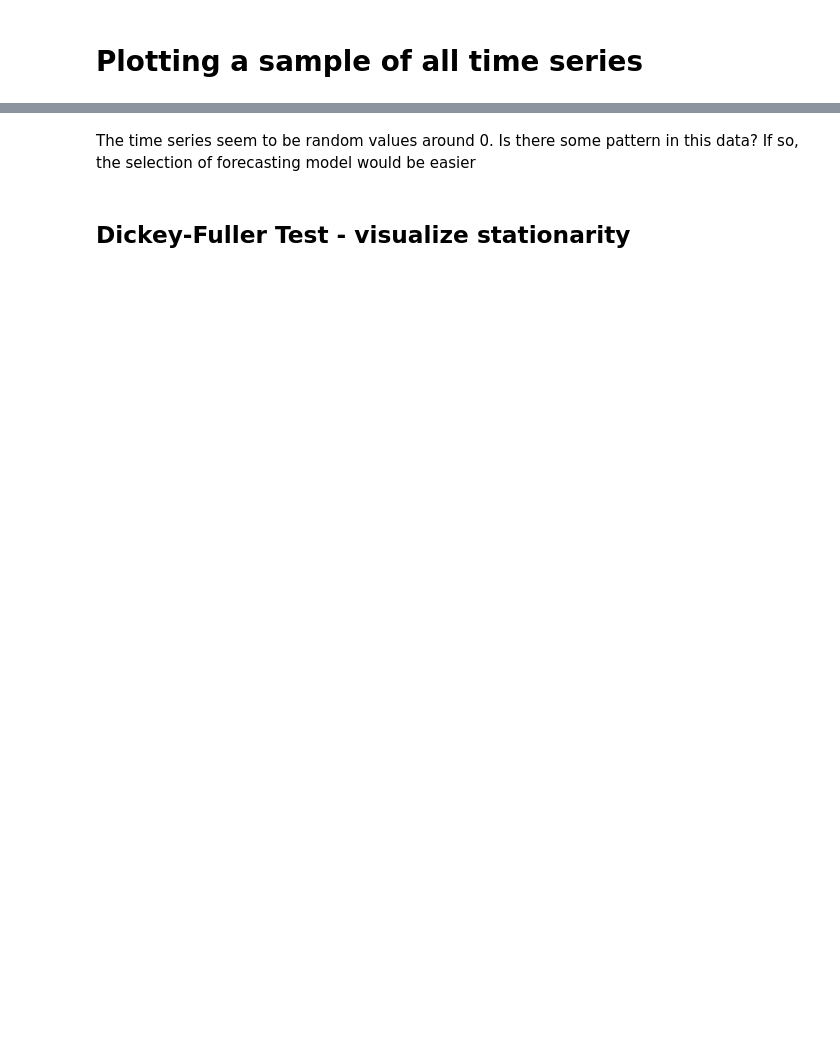
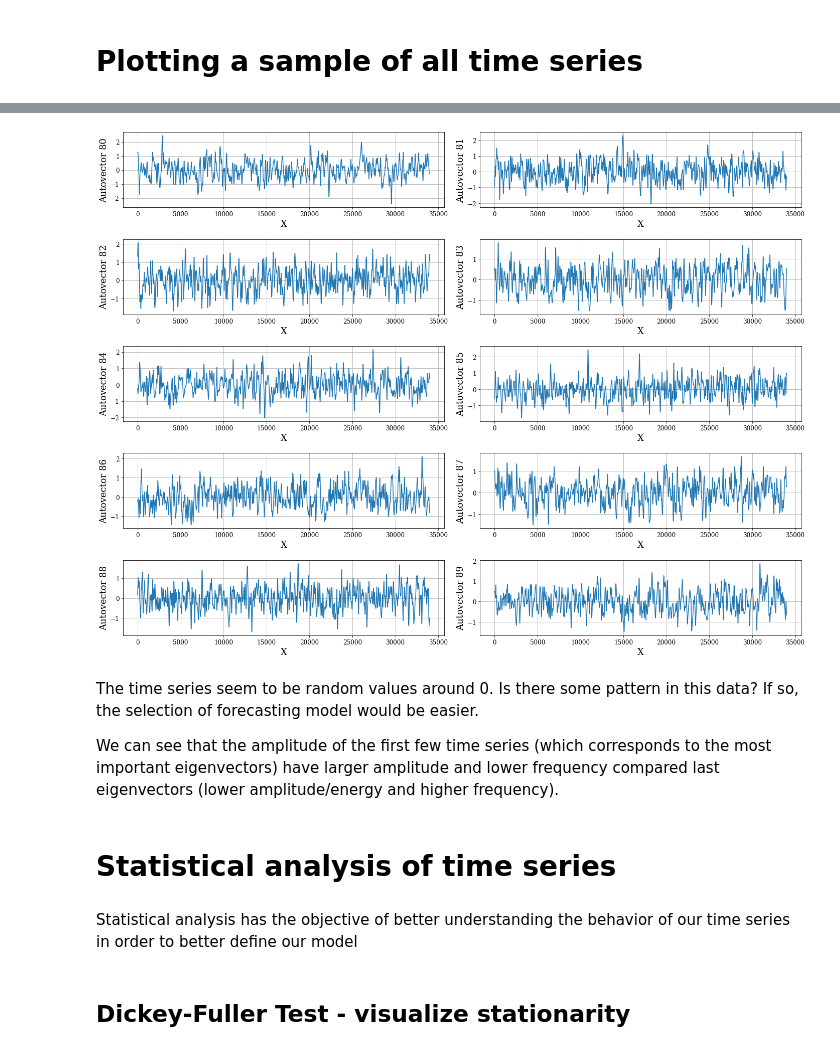
Before and after one commit to pirao/Reduced-order-models-ROMS-, a Jupyter notebook: POD_Kuramoto.ipynb, the cells around one changed output, grey strips where cells are left out. Drawn from its saved outputs; the diff is of its cells as text; code cells hidden in the pictures; blank space fills up the shorter version.

```diff
--- a/POD_Kuramoto.ipynb
+++ b/POD_Kuramoto.ipynb
@@ -217,5 +218,24 @@ for i in range(20):
+# %%
+plt.rcParams.update({'figure.figsize': (20, 15)})
+
+for i in range(10):
+    plt.subplot(5, 2, i+1)
+    plt.plot(df[df.columns[i+80]], label = df.columns[i])
+
+    plt.xlabel('X')
+    plt.ylabel('Autovector ' + str(df.columns[i+80]))
+    plt.tight_layout()
+    plt.grid()
+# %% [output]
+[figure, added]
 # %% [markdown]
-The time series seem to be random values around 0. Is there some pattern in this data? If so, the selection of forecasting model would be easier
+The time series seem to be random values around 0. Is there some pattern in this data? If so, the selection of forecasting model would be easier.
+
+We can see that the amplitude of the first few time series (which corresponds to the most important eigenvectors) have larger amplitude and lower frequency compared last eigenvectors (lower amplitude/energy and higher frequency).
+# %% [markdown]
+# Statistical analysis of time series
+# %% [markdown]
+Statistical analysis has the objective of better understanding the behavior of our time series in order to better define our model
 # %% [markdown]
 ## Dickey-Fuller Test - visualize stationarity
 # %% [markdown]
```
Also changed, not shown: parts of 50 cells of this notebook, 1 other file.
